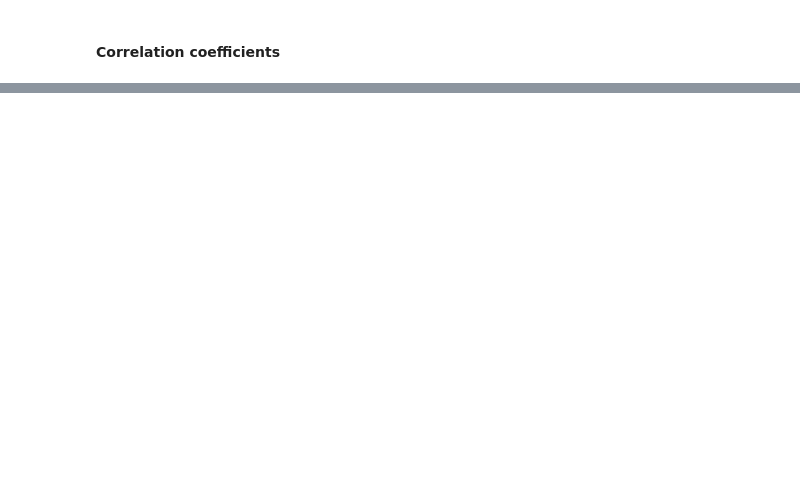
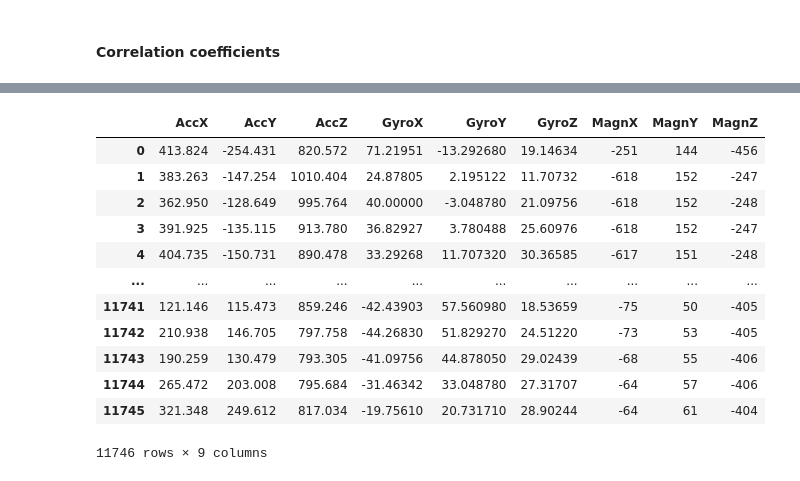
Before and after one commit to Mohsen-Kordi/ProjectRESP, a Jupyter notebook: Project.ipynb, the cells around one changed output, grey strips where cells are left out. Cells and saved outputs as stored; diff of their text form; code cells hidden in the pictures; blank space fills up the shorter version.

```diff
--- a/Project.ipynb
+++ b/Project.ipynb
@@ -227,0 +232,18 @@ df2_corr
+# %%
+df_m = pd.read_csv('2_Mattress_supine.txt', delimiter = "\t")
+df_m = df_m[['AccX', 'AccY', 'AccZ', 'GyroX', 'GyroY', 'GyroZ', 'MagnX', 'MagnY', 'MagnZ']]
+df_m
+# %% [output]
+|  | AccX | AccY | AccZ | GyroX | GyroY | GyroZ | MagnX | MagnY | MagnZ |
+| 0 | 413.824 | -254.431 | 820.572 | 71.21951 | -13.292680 | 19.14634 | -251 | 144 | -456 |
+| 1 | 383.263 | -147.254 | 1010.404 | 24.87805 | 2.195122 | 11.70732 | -618 | 152 | -247 |
+| 2 | 362.950 | -128.649 | 995.764 | 40.00000 | -3.048780 | 21.09756 | -618 | 152 | -248 |
+| 3 | 391.925 | -135.115 | 913.780 | 36.82927 | 3.780488 | 25.60976 | -618 | 152 | -247 |
+| 4 | 404.735 | -150.731 | 890.478 | 33.29268 | 11.707320 | 30.36585 | -617 | 151 | -248 |
+| ... | ... | ... | ... | ... | ... | ... | ... | ... | ... |
+| 11741 | 121.146 | 115.473 | 859.246 | -42.43903 | 57.560980 | 18.53659 | -75 | 50 | -405 |
+| 11742 | 210.938 | 146.705 | 797.758 | -44.26830 | 51.829270 | 24.51220 | -73 | 53 | -405 |
+| 11743 | 190.259 | 130.479 | 793.305 | -41.09756 | 44.878050 | 29.02439 | -68 | 55 | -406 |
+| 11744 | 265.472 | 203.008 | 795.684 | -31.46342 | 33.048780 | 27.31707 | -64 | 57 | -406 |
+| 11745 | 321.348 | 249.612 | 817.034 | -19.75610 | 20.731710 | 28.90244 | -64 | 61 | -404 |
+11746 rows × 9 columns
```
Also changed, not shown: parts of 19 cells of this notebook.
